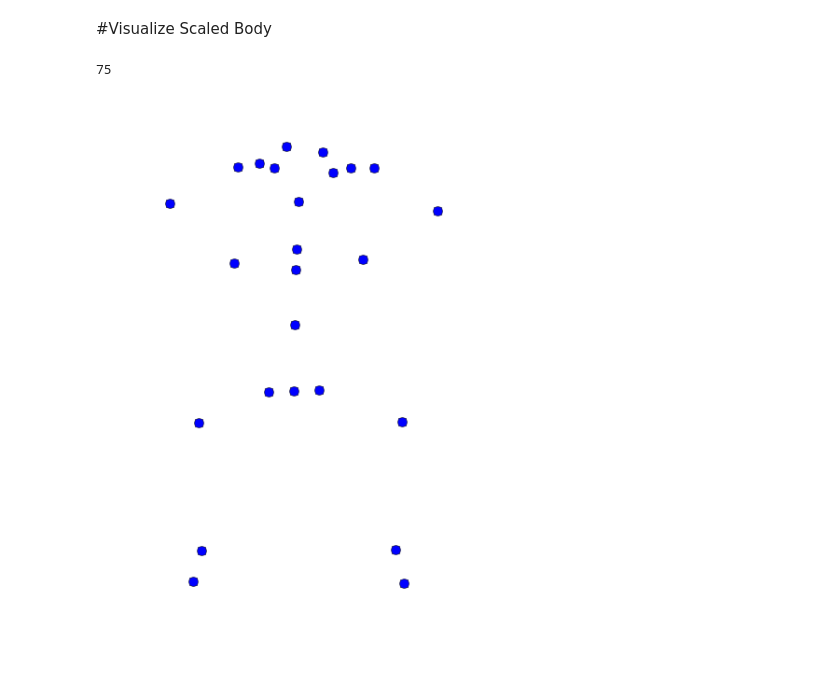
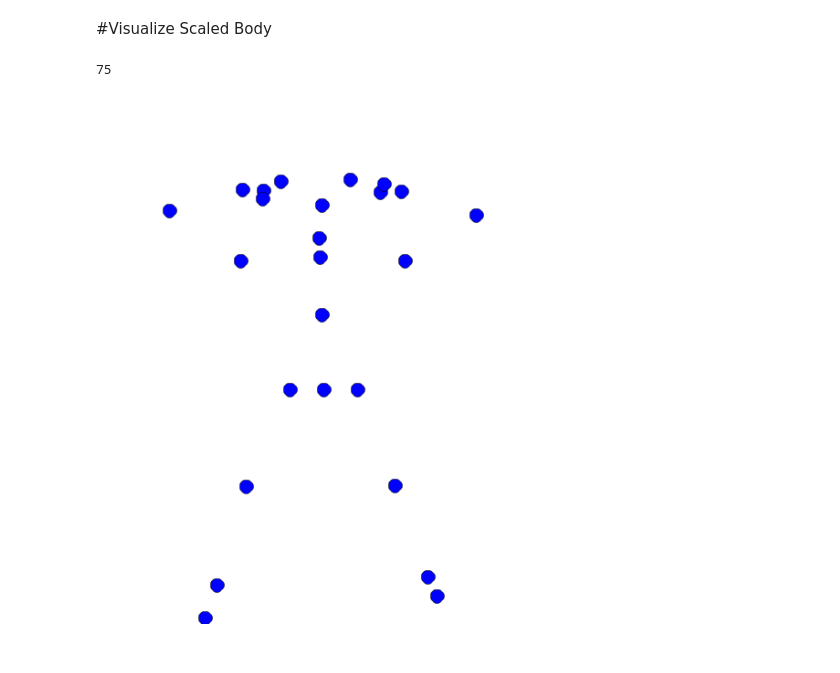
Before and after one commit to bgarcia7/ai_trainer, a Jupyter notebook: development_notebooks/Data Preprocessing.ipynb, the cells around one changed output. Cells and saved outputs as stored; diff of their text form; code cells hidden in the pictures.

```diff
--- a/development_notebooks/Data Preprocessing.ipynb
+++ b/development_notebooks/Data Preprocessing.ipynb
@@ -27,7 +27,7 @@ import labels
 y = labels.labels13
 print 'Number of labeled squats: %d' % len(y)
 
-file_to_open =  '../data/raw_data/squat_pushupData_10to20/squatData31.txt'
+file_to_open =  '../squatData.txt'
 file_to_save = '../data/squat_coords/squats13.p'
 # %% [output]
 Number of labeled squats: 10
@@ -216,13 +216,13 @@ def plotBody(df,frame,z_coords=False):
         xs = [coords[i] for i in range(0,coords.size) if i % 3 == 0]
         ys = [-1*coords[i] for i in range(0,coords.size) if i % 3 == 1]
         zs = [coords[i] for i in range(0,coords.size) if i % 3 == 2]
-        plt.plot(xs,ys,linestyle='None',marker='o',markersize=10)
+        plt.plot(xs,ys,linestyle='None',marker='o',markersize=15)
         figure = plt.gcf()
-        figure.set_size_inches(6, 10)
+        figure.set_size_inches(6.5, 10)
         plt.axis('off')
-        figure.savefig('squat_coords_4.png',dpi=200)
+        figure.savefig('squat_coords_1.png',dpi=200)
 # %%
-plotBody(reps[2],66,True)
+plotBody(reps[2],2,True)
 # %% [output]
 75
-[figure, old version]
+[figure, new version]
```
Also changed, not shown: parts of 3 cells of this notebook, 16 other files.
